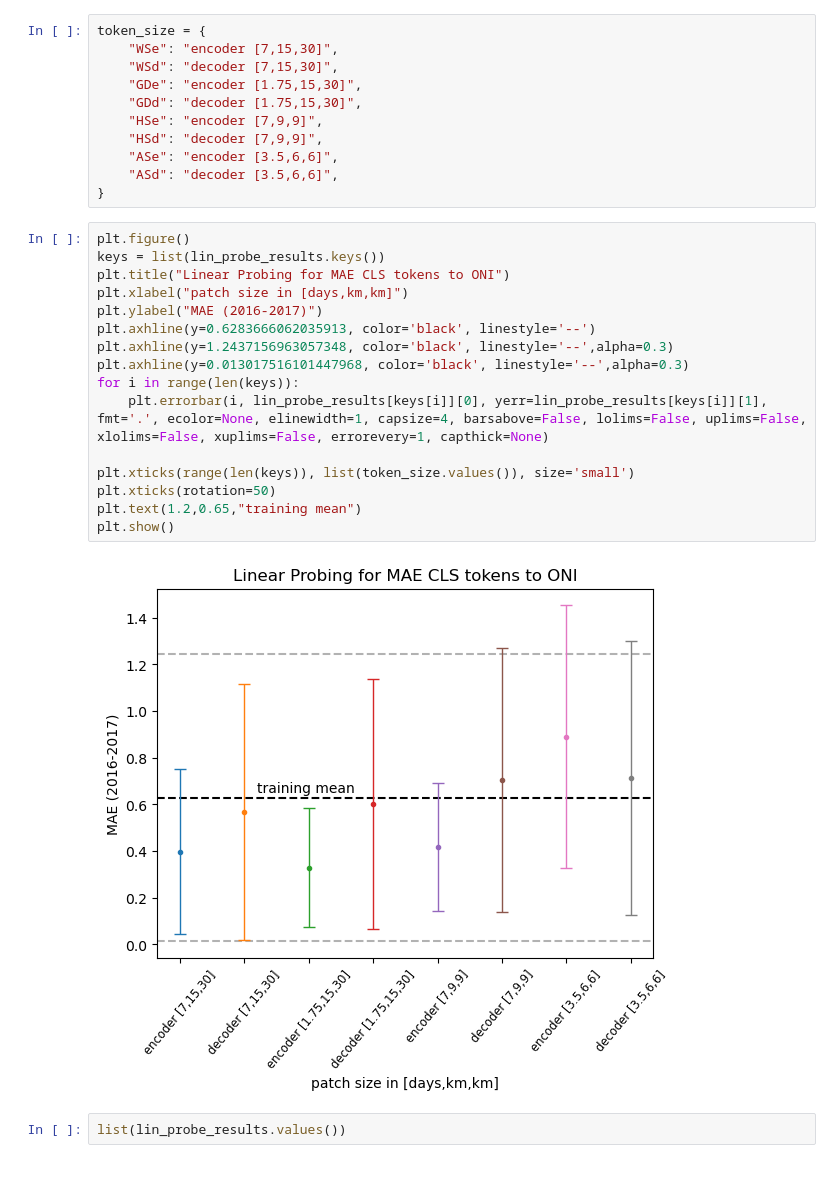
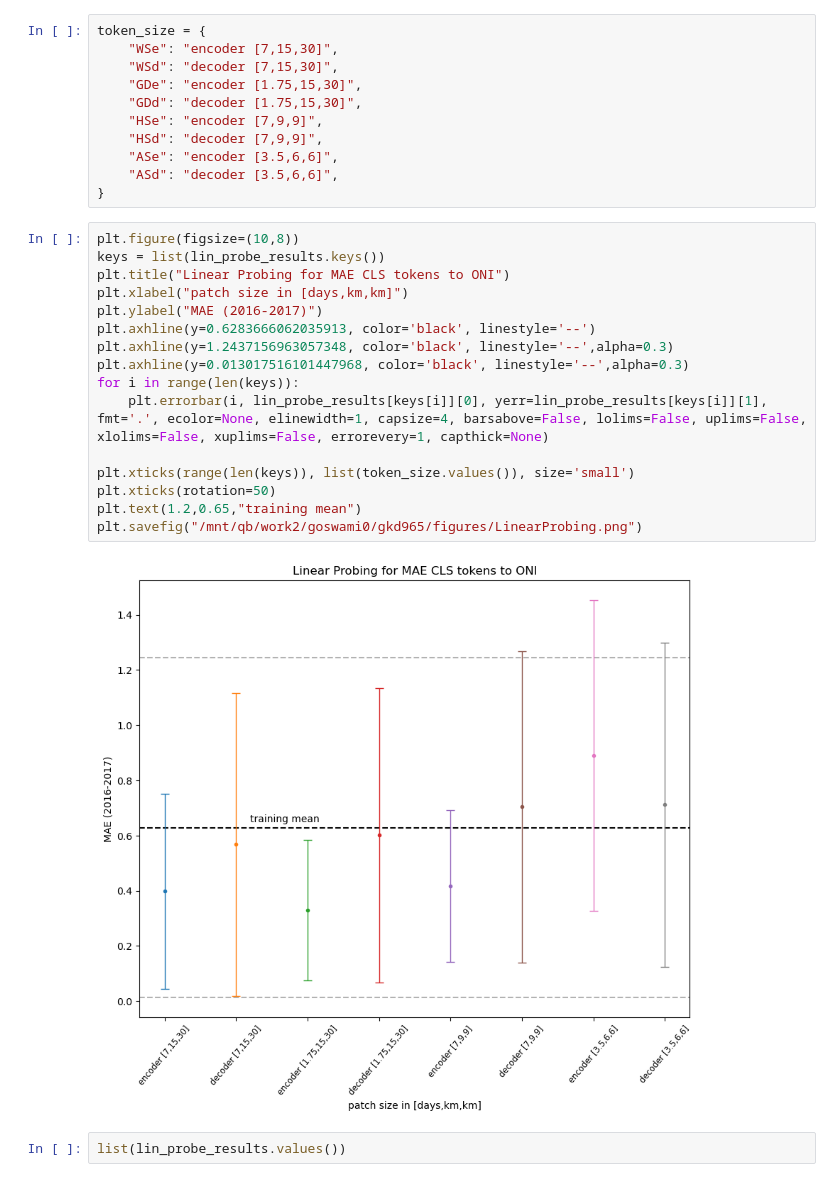
Before and after one commit to Slusny/Modulated-Spherical-Fourier-Neural-Operator, a Jupyter notebook: notebooks/plots.ipynb, the cells around one changed output. Cells and saved outputs as stored; diff of their text form.

```diff
--- a/notebooks/plots.ipynb
+++ b/notebooks/plots.ipynb
@@ -25,23 +25,23 @@ token_size = {
     "ASd": "decoder [3.5,6,6]",
 }
 # %%
-plt.figure()
+plt.figure(figsize=(10,8))
 keys = list(lin_probe_results.keys())
 plt.title("Linear Probing for MAE CLS tokens to ONI")
 plt.xlabel("patch size in [days,km,km]")
 plt.ylabel("MAE (2016-2017)")
 plt.axhline(y=0.6283666062035913, color='black', linestyle='--')
 plt.axhline(y=1.2437156963057348, color='black', linestyle='--',alpha=0.3)
 plt.axhline(y=0.013017516101447968, color='black', linestyle='--',alpha=0.3)
 for i in range(len(keys)):
     plt.errorbar(i, lin_probe_results[keys[i]][0], yerr=lin_probe_results[keys[i]][1], fmt='.', ecolor=None, elinewidth=1, capsize=4, barsabove=False, lolims=False, uplims=False, xlolims=False, xuplims=False, errorevery=1, capthick=None)
 
 plt.xticks(range(len(keys)), list(token_size.values()), size='small')
 plt.xticks(rotation=50)
 plt.text(1.2,0.65,"training mean")
-plt.show()
+plt.savefig("/mnt/qb/work2/goswami0/gkd965/figures/LinearProbing.png")
 # %% [output]
-[figure, old version]
+[figure, new version]
 # %%
 list(lin_probe_results.values())
 # %% [output]
```
Also changed, not shown: 8 other files.
